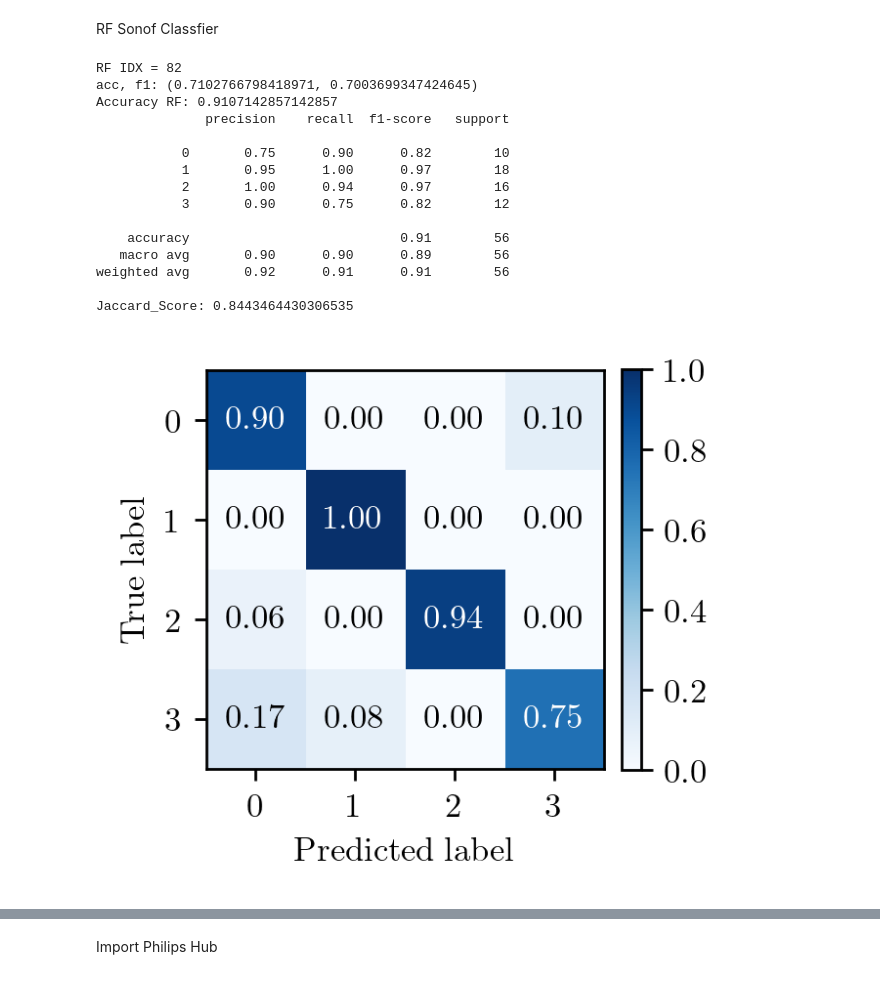
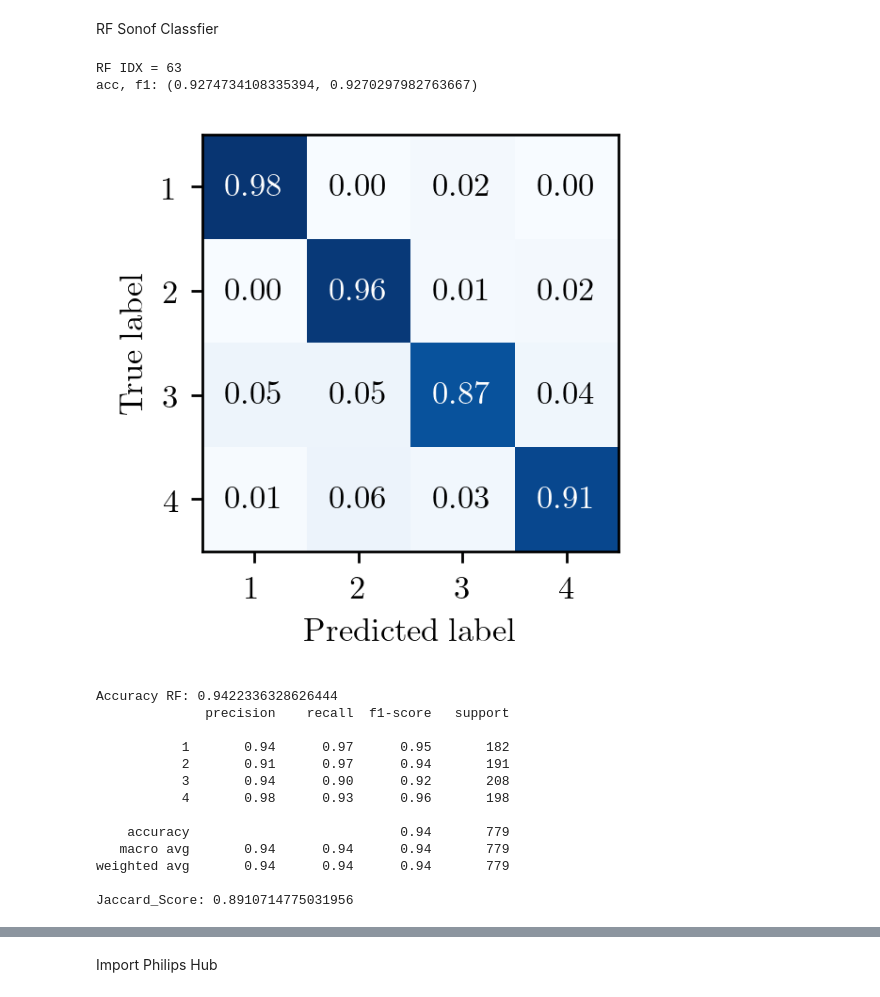
Before and after one commit to antonio-boiano/hass_forensic_component, a Jupyter notebook: ml.ipynb, the cells around one changed output, grey strips where cells are left out. Saved outputs shown, nothing was run; the diff lists cells and outputs as text; code cells hidden in the pictures.

Commit message:
ml prestazioni e pcap capture

```diff
--- a/ml.ipynb
+++ b/ml.ipynb
@@ -47,6 +47,7 @@ UNLABLED_TRAFFIC = 4
 RND_STATE = 42
 
 DEBUG = 1
+RMV_GATEWAY=1
 # %%
 #Function Definition for Dataset
 
@@ -57,6 +58,8 @@ def data_balance(df,is_over=0):
     from collections import Counter
     train_res = None
     labels = None
+    if is_over is None:
+        return df, df.addr
     if is_over:
         #OverSampling
         resampler = RandomOverSampler(random_state=42)
@@ -375,16 +487,17 @@ SONOFF Dataset
 # %%
 #Import and cleaning df
 
-df = pd.read_csv ('/home/antonio/PCAP Repo/ML/gen_TW_5.csv')
+df = pd.read_csv ('/home/antonio/PCAP Repo/ML/gen_TW_5_2.csv')
 df = df.astype({'addr':'int'})
 a_df=df.query("addr<999999")
 
-df = pd.read_csv ('/home/antonio/PCAP Repo/ML/gen_TW_5_2.csv')
-df = df.astype({'addr':'int'})
+#df = pd.read_csv ('/home/antonio/PCAP Repo/ML/gen_TW_5_2.csv')
+df = pd.read_csv ('/home/antonio/PCAP Repo/ML/sonoff_1h_tw5_hass.csv')
+#df = df.astype({'addr':'int'})
 b_df=df.query("addr<999999")
 
 df = pd.concat([a_df,b_df])
-df=b_df
+#df=b_df
 #Label df
 
 mot_sens_id = int(0x80a5)
@@ -400,15 +513,19 @@ df.loc[df.eval("addr==@plug_id"),'addr']=PLG_ID
 df.loc[df.eval("addr==@led_1_id"),'addr']=LED_ID
 df.loc[df.eval("addr==@led_2_id"),'addr']=LED_ID
 
-#df.loc[df.eval("not (addr==@ZB_IOTG_ID or addr==@MT_SNS_ID or addr==@PLG_ID or addr==@LED_ID)"),'addr']=ZB_IOTG_ID
-df=df.query("addr==@ZB_IOTG_ID or addr==@MT_SNS_ID or addr==@PLG_ID or addr==@LED_ID")
-
+df.loc[df.eval("not (addr==@ZB_IOTG_ID or addr==@MT_SNS_ID or addr==@PLG_ID or addr==@LED_ID)"),'addr']=UNLABLED_TRAFFIC
+if RMV_GATEWAY:
+    df.loc[df.eval("addr==@ZB_IOTG_ID"),'addr']=UNLABLED_TRAFFIC
+    df=df.query("addr==@MT_SNS_ID or addr==@PLG_ID or addr==@LED_ID or  addr==@UNLABLED_TRAFFIC ")
+else: df=df.query("addr==@ZB_IOTG_ID or addr==@MT_SNS_ID or addr==@PLG_ID or addr==@LED_ID or  addr==@UNLABLED_TRAFFIC")
+df = df.astype({'addr':'int'})
 if DEBUG: df['addr'].value_counts()
 
 #Prepare Dataset for ML
-train_df_sonoff , labels_sonoff = data_balance(df)
+train_df_sonoff , labels_sonoff = data_balance(df,is_over=1)
 
-feat_to_keep = ['tot_mean_length','tot_mean_payload_data_length','tot_mean_inter_time','in_mean_length','in_mean_payload_data_length','out_mean_length']
+#feat_to_keep = ['tot_mean_length','tot_mean_payload_data_length','tot_mean_inter_time','in_mean_length','in_mean_payload_data_length','out_mean_length']
+feat_to_keep = ['tot_mean_inter_time','out_mean_payload_data_length','in_mean_inter_time','in_mean_length','tot_mean_length','out_mean_payload_data_length','out_mean_inter_time']
 
 train_df_sonoff = feat_select(train_df_sonoff ,feat_to_keep)
 if DEBUG: train_df_sonoff.head()
@@ -480,7 +543,7 @@ RF Sonof Classfier
 train_df = train_df_sonoff
 labels = labels_sonoff
 
-index_rf = 82 #17 #63 OnlyB #13 #82
+index_rf = 63 #17 #63 OnlyB #13 #82
 
 # Solve Optimization IDX process
 #index_rf=find_idx_RF(train_df , labels, use_k_fold=False)
@@ -495,46 +558,58 @@ model.fit(train_features, train_labels)
 print("acc, f1:",kfold_stats(train_df,labels,model,k_fold=10))
 
 
+actual_classes, predicted_classes, predicted_proba = kfold_predict(train_df,labels,model,k_fold=10)
+
+fig, ax = plt.subplots(figsize=(2.3,2.3),dpi=250)
+
+plot_confusion_matrix(actual_classes,predicted_classes, normalize=True, classes=model.classes_ ,ax=ax,fig=fig, savename='sonoff-k-fold')
 
 ## Predicted probabilities
 
 pred_prob=model.predict_proba(test_features)
 
 predictions = model.predict(test_features)
 
 
 
 # Use the forest's predict method on the test data
 print("Accuracy RF:", metrics.accuracy_score(test_labels, predictions))
 print(classification_report(test_labels, predictions))
 print("Jaccard_Score:", jaccard_score(test_labels, predictions, average='weighted'))
 
 
 fig, ax = plt.subplots(figsize=(2.3, 2.3),dpi=250)
 
 plot_confusion_matrix(test_labels,predictions, normalize=True, classes=model.classes_ ,ax=ax,fig=fig)
 
 
 ##Feature Importance
 fig, ax = plt.subplots(figsize=(4.3, 2.3),dpi=250)
 
 feat_importance=list(zip(train_features, model.feature_importances_))
 
 plot_feat_bar(feat_importance,ax)
+index_knn = 1 #8 #19 OnlyB 1
+train_df=train_df_sonoff
+labels=labels_sonoff
+
+
+
+model_sonoff=model
 # %% [output]
-RF IDX = 82
-acc, f1: (0.7102766798418971, 0.7003699347424645)
-Accuracy RF: 0.9107142857142857
-              precision    recall  f1-score   support
-
-           0       0.75      0.90      0.82        10
-           1       0.95      1.00      0.97        18
-           2       1.00      0.94      0.97        16
-           3       0.90      0.75      0.82        12
-
-    accuracy                           0.91        56
-   macro avg       0.90      0.90      0.89        56
-weighted avg       0.92      0.91      0.91        56
-
-Jaccard_Score: 0.8443464430306535
+RF IDX = 63
+acc, f1: (0.9274734108335394, 0.9270297982763667)
-[figure, old version]
+[figure, new version]
+Accuracy RF: 0.9422336328626444
+              precision    recall  f1-score   support
+
+           1       0.94      0.97      0.95       182
+           2       0.91      0.97      0.94       191
+           3       0.94      0.90      0.92       208
+           4       0.98      0.93      0.96       198
+
+    accuracy                           0.94       779
+   macro avg       0.94      0.94      0.94       779
+weighted avg       0.94      0.94      0.94       779
+
+Jaccard_Score: 0.8910714775031956
```
Also changed, not shown: parts of 19 cells of this notebook, 4 other files.
